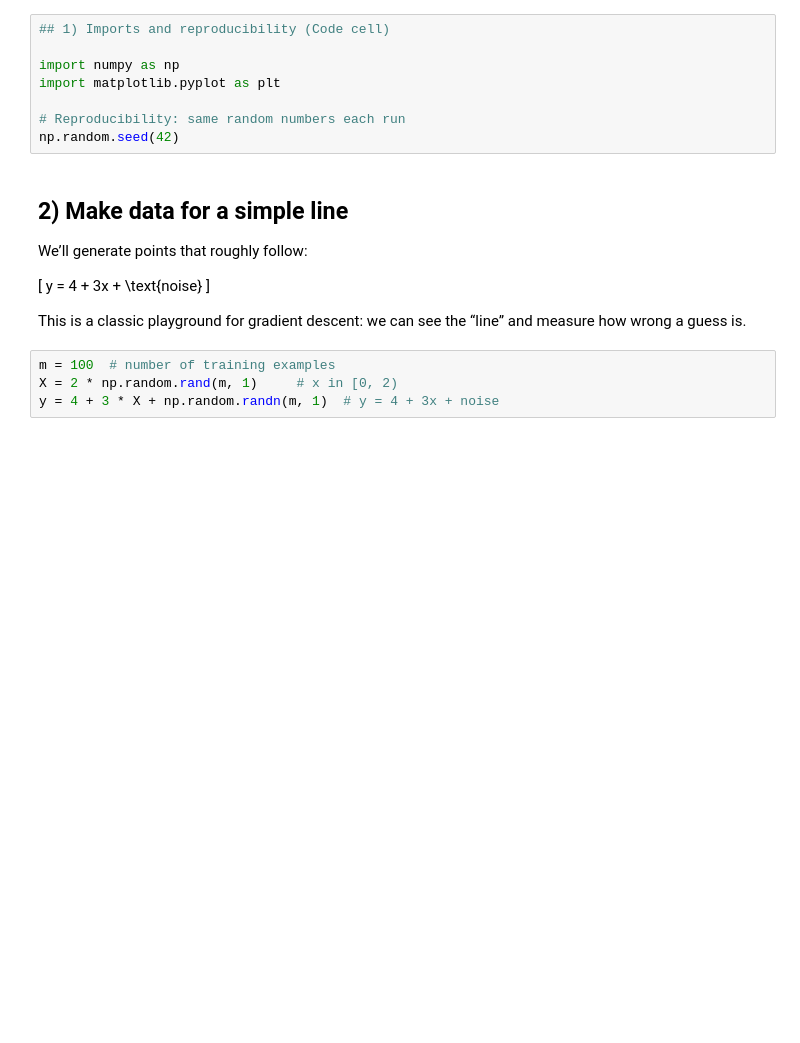
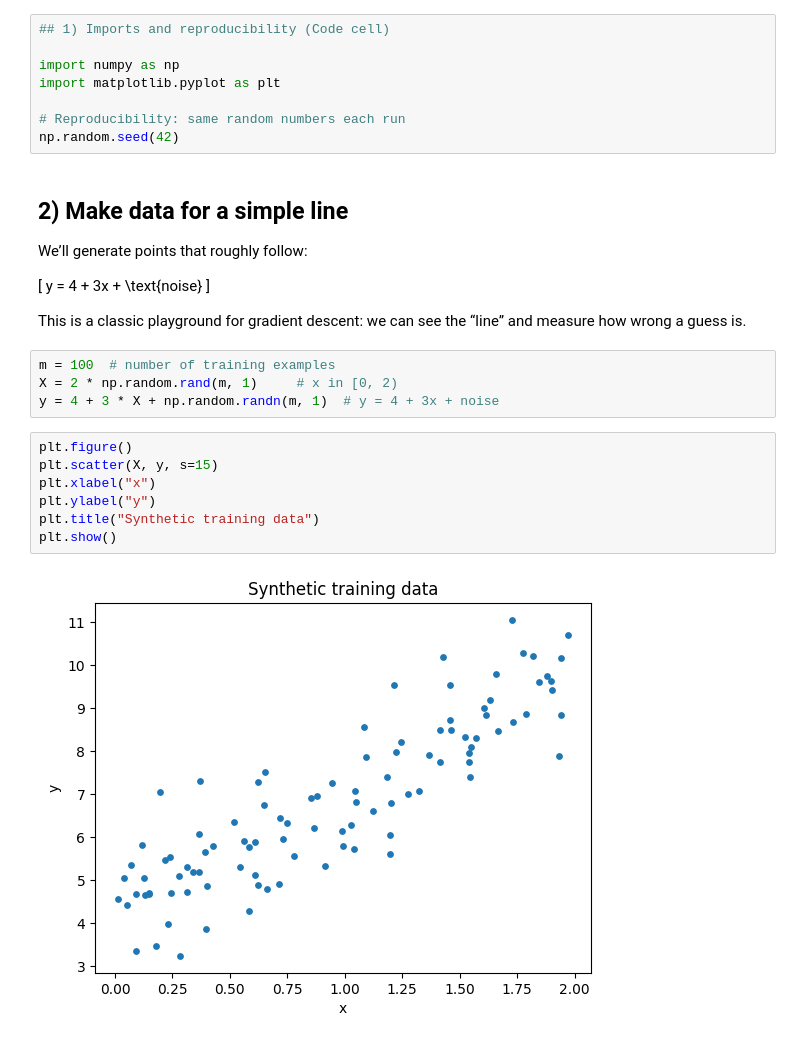
Before and after one commit to jeremy-evert/handson-ml3, a Jupyter notebook: Gradient_descent.ipynb, the cells around one changed output. Cells and saved outputs as stored; diff of their text form; blank space fills up the shorter version.

```diff
--- a/Gradient_descent.ipynb
+++ b/Gradient_descent.ipynb
@@ -47,3 +47,12 @@ This is a classic playground for gradient descent: we can see the “line” and
 m = 100  # number of training examples
 X = 2 * np.random.rand(m, 1)     # x in [0, 2)
 y = 4 + 3 * X + np.random.randn(m, 1)  # y = 4 + 3x + noise
+# %%
+plt.figure()
+plt.scatter(X, y, s=15)
+plt.xlabel("x")
+plt.ylabel("y")
+plt.title("Synthetic training data")
+plt.show()
+# %% [output]
+[figure, added]
```
Also changed, not shown: parts of 7 cells of this notebook.
